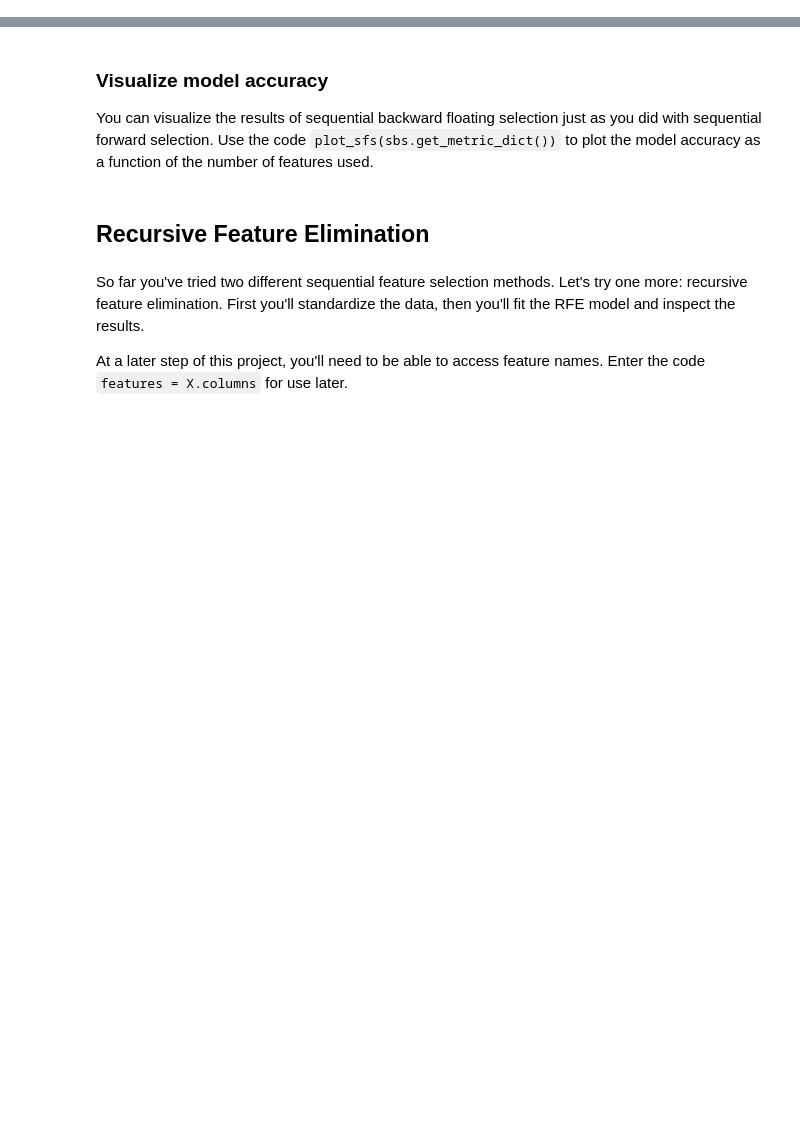
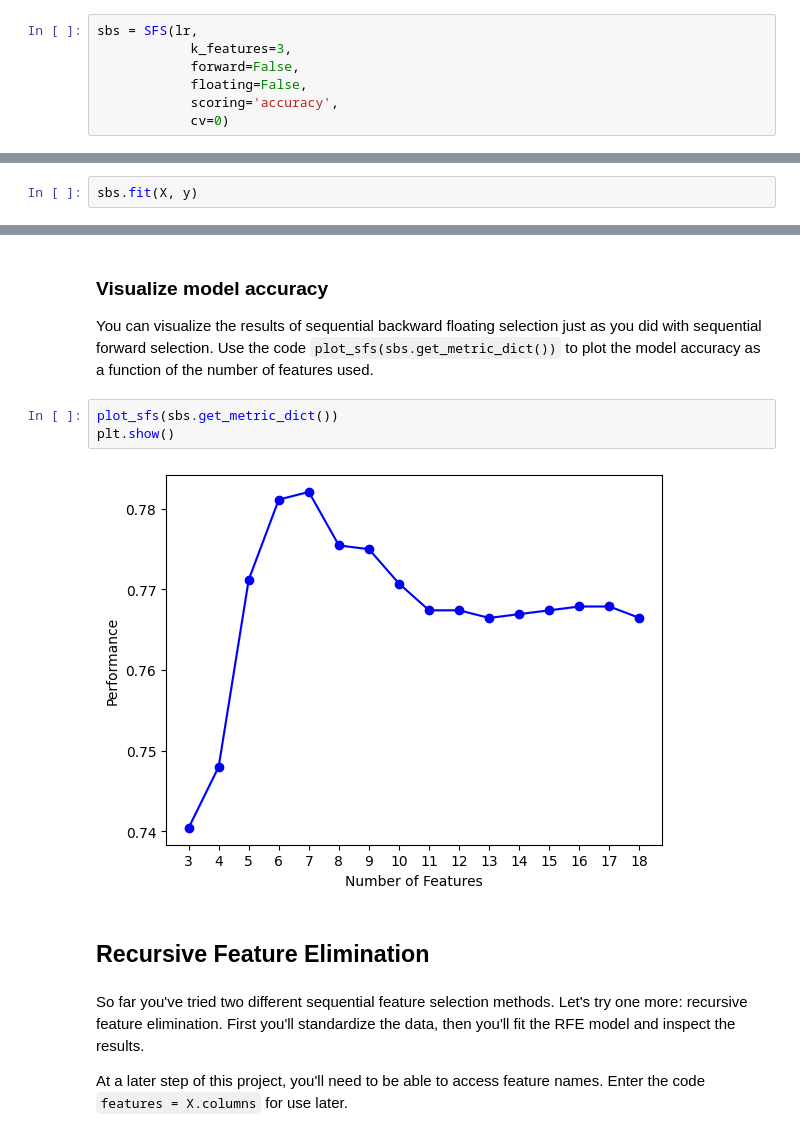
Before and after one commit to oldoc63/learningDS, a Jupyter notebook: mlSpecialty/Feature_engineering/wrapper_method_projects/wrapper_method_starter.ipynb, the cells around one changed output, grey strips where cells are left out. Saved outputs shown, nothing was run; the diff lists cells and outputs as text; blank space fills up the shorter version.

```diff
--- a/mlSpecialty/Feature_engineering/wrapper_method_projects/wrapper_method_starter.ipynb
+++ b/mlSpecialty/Feature_engineering/wrapper_method_projects/wrapper_method_starter.ipynb
@@ -155,7 +155,16 @@ Sequential forward selection was able to find a feature subset that performed ma
 Create a sequential backward selection model called `sbs`.
 * Be sure to set the `estimator` parameter to `lr` and set the `forward` and `floating` parameters to the appropriate values.
 * Also use the parameters `k_features=7`, `scoring='accuracy'`, and `cv=0`.
+# %%
+sbs = SFS(lr,
+            k_features=3,
+            forward=False,
+            floating=False,
+            scoring='accuracy',
+            cv=0)
 # %% [markdown]
 ### Fit the model
 
 Use the `.fit()` method on `sbs` to fit the model to `X` and `y`.
+# %%
+sbs.fit(X, y)
@@ -171,6 +194,11 @@ Use the dictionary `sbs.subsets_[7]` to print a tuple of chosen feature names. T
 ### Visualize model accuracy
 
 You can visualize the results of sequential backward floating selection just as you did with sequential forward selection. Use the code `plot_sfs(sbs.get_metric_dict())` to plot the model accuracy as a function of the number of features used.
+# %%
+plot_sfs(sbs.get_metric_dict())
+plt.show()
+# %% [output]
+[figure, added]
 # %% [markdown]
 ## Recursive Feature Elimination
 # %% [markdown]
```
Also changed, not shown: parts of 3 cells of this notebook, 1 other file.
